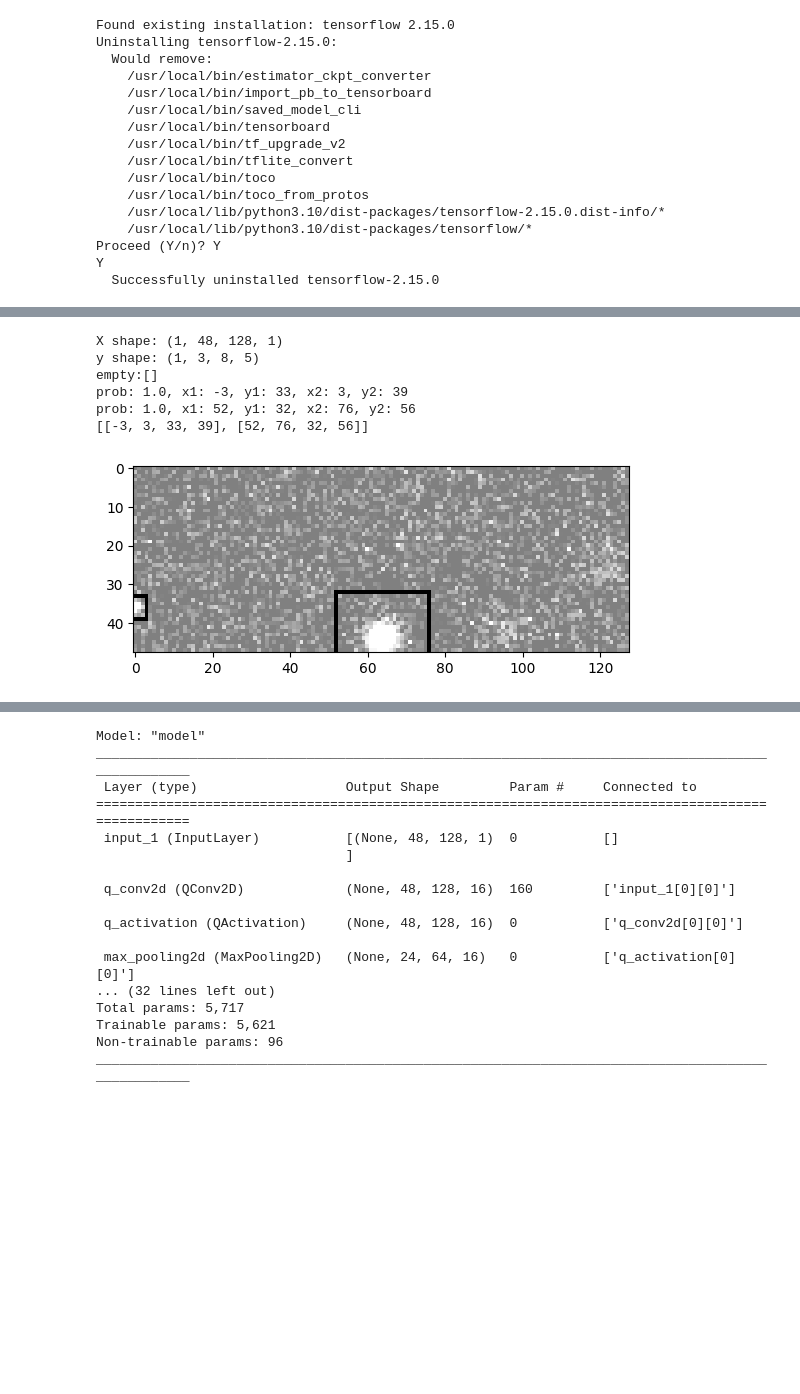
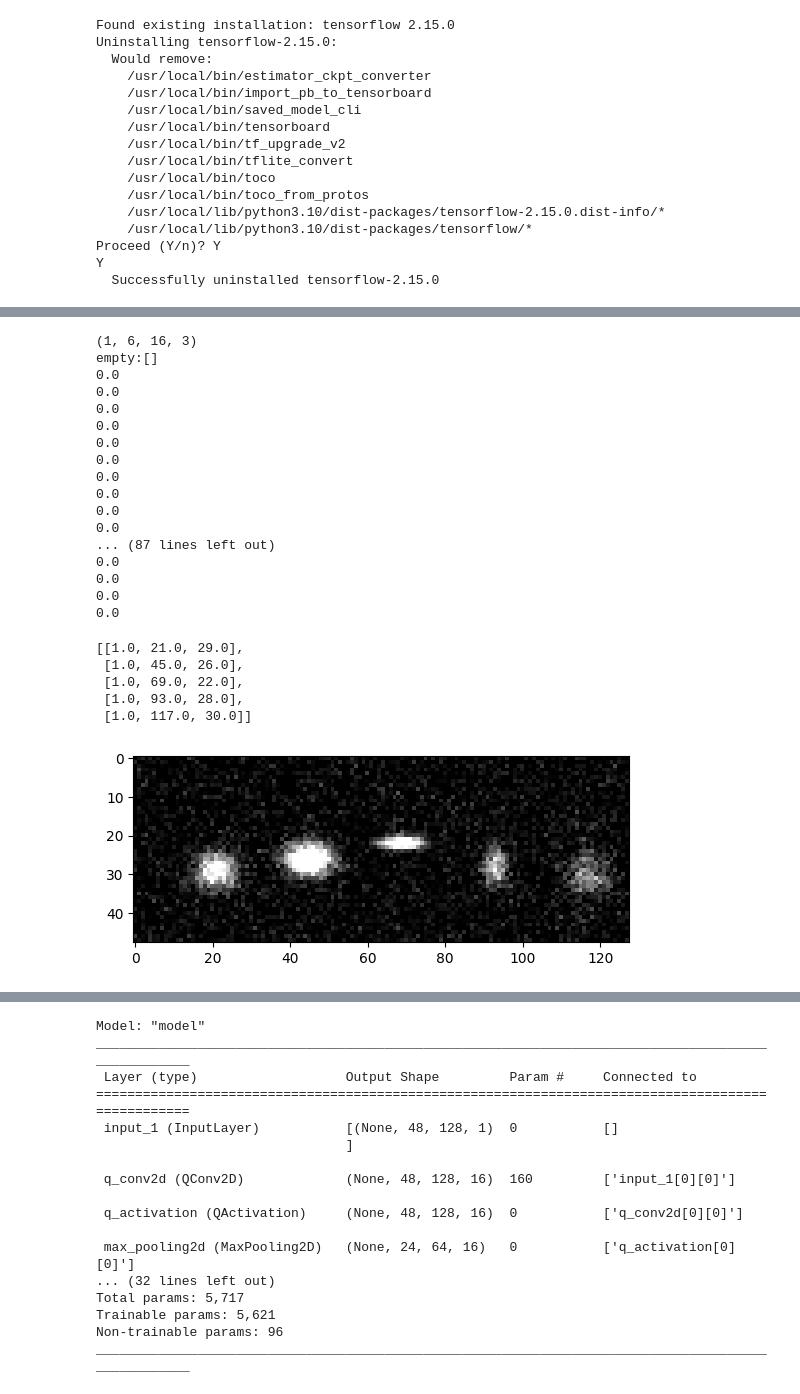
Before and after one commit to abdelabd/crop_classify, a Jupyter notebook: Full Flow/KerasFOLO48x128.ipynb, the cells around one changed output, grey strips where cells are left out. Saved outputs shown, nothing was run; the diff lists cells and outputs as text; code cells hidden in the pictures; blank space fills up the shorter version.

```diff
--- a/Full Flow/KerasFOLO48x128.ipynb
+++ b/Full Flow/KerasFOLO48x128.ipynb
@@ -261,2 +268,30 @@ def show_predict(X, y, threshold=0.6):
+# %%
+X_vis, y_vis = make_data(1)
+print(y_vis.shape)
+show_predict(X_vis[0], y_vis[0])
+# %% [output]
+(1, 6, 16, 3)
+empty:[]
+0.0
+0.0
+0.0
+0.0
+0.0
+0.0
+0.0
+0.0
+0.0
+0.0
+... (87 lines left out)
+0.0
+0.0
+0.0
+0.0
+[[1.0, 21.0, 29.0],
+ [1.0, 45.0, 26.0],
+ [1.0, 69.0, 22.0],
+ [1.0, 93.0, 28.0],
+ [1.0, 117.0, 30.0]]
+[figure, added]
 # %%
 idx_p = [0] # probability
@@ -284,21 +317,5 @@ def loss_func(y_true, y_pred):
 
 opt = tf.keras.optimizers.Adam(learning_rate=0.003)
-# %%
-# Generate test image
-X, y = make_data(1)
-print("X shape:", X.shape)
-print("y shape:", y.shape)
-
-out = show_predict(X[0], y[0])
-print(out)
-# %% [output]
-X shape: (1, 48, 128, 1)
-y shape: (1, 3, 8, 5)
-empty:[]
-prob: 1.0, x1: -3, y1: 33, x2: 3, y2: 39
-prob: 1.0, x1: 52, y1: 32, x2: 76, y2: 56
-[[-3, 3, 33, 39], [52, 76, 32, 56]]
-[figure, removed]
 # %%
 model = baby_YOLO_conv()
 model.summary()
```
Also changed, not shown: parts of 12 cells of this notebook, 16 other files.
